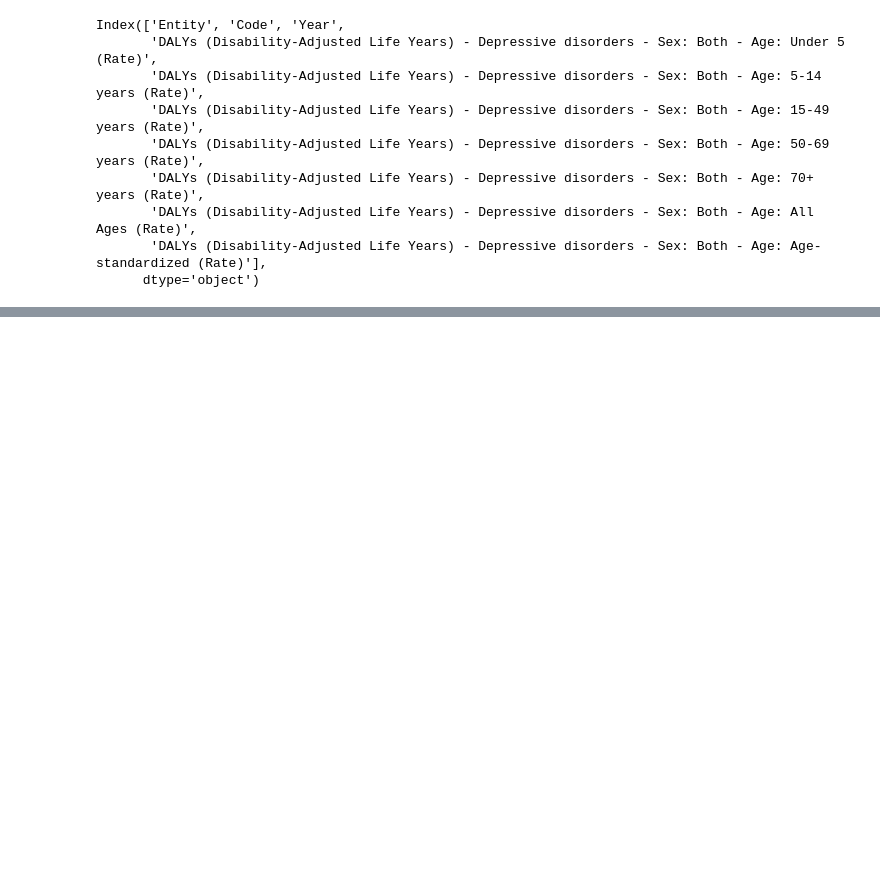
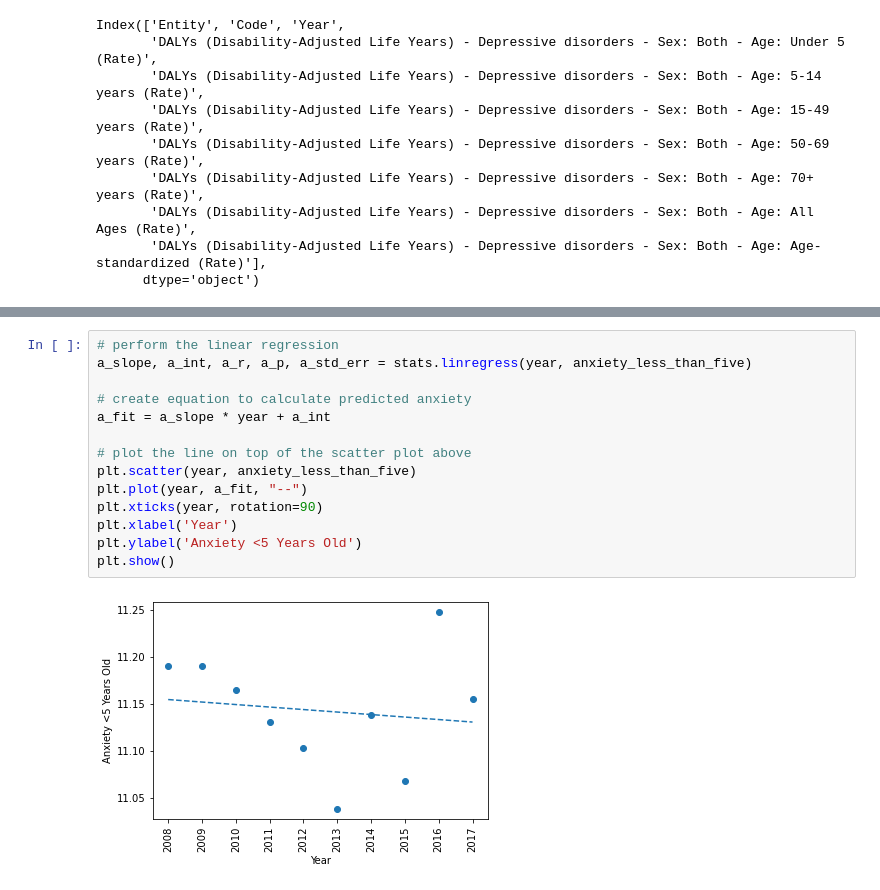
Before and after one commit to dianeyaneza/UWA-Data-Final_Project, a Jupyter notebook: wmhdata.ipynb, the cells around one changed output, grey strips where cells are left out. Saved outputs shown, nothing was run; the diff lists cells and outputs as text; blank space fills up the shorter version.

```diff
--- a/wmhdata.ipynb
+++ b/wmhdata.ipynb
@@ -129,0 +171,16 @@ mhdata_country_count
+# %%
+# perform the linear regression
+a_slope, a_int, a_r, a_p, a_std_err = stats.linregress(year, anxiety_less_than_five)
+
+# create equation to calculate predicted anxiety
+a_fit = a_slope * year + a_int
+
+# plot the line on top of the scatter plot above
+plt.scatter(year, anxiety_less_than_five)
+plt.plot(year, a_fit, "--")
+plt.xticks(year, rotation=90)
+plt.xlabel('Year')
+plt.ylabel('Anxiety <5 Years Old')
+plt.show()
+# %% [output]
+[figure, added]
```
Also changed, not shown: parts of 11 cells of this notebook.
